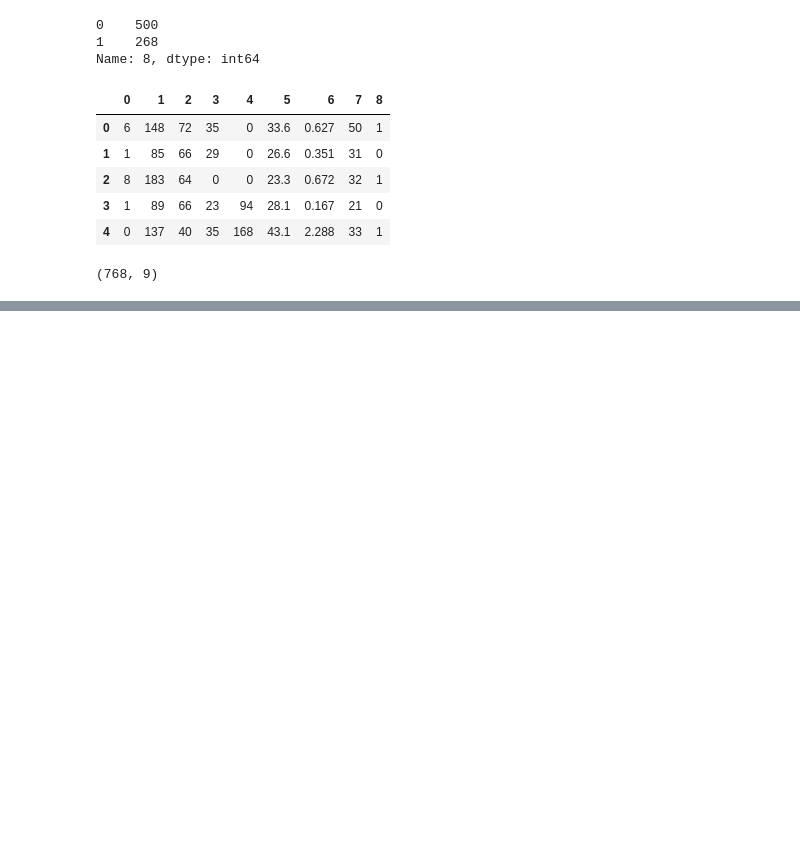
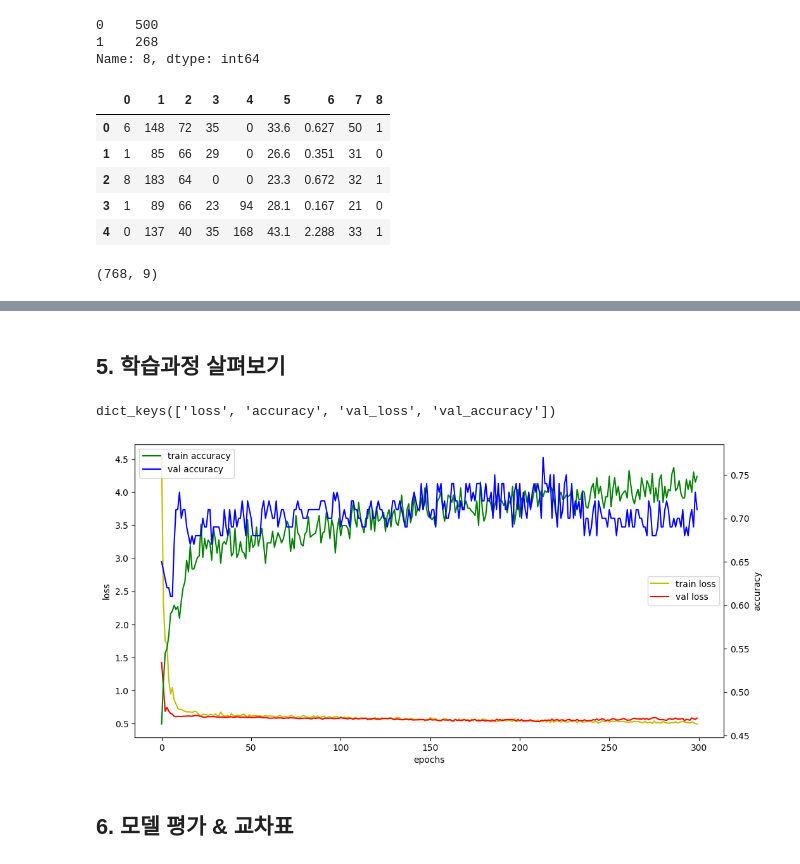
Before and after one commit to hzj04473/ai_x, a Jupyter notebook: source/05_DeepLearning/06_피마인디언_당뇨병발병예측(로지스틱회귀분석=이진분류,분류분석).ipynb, the cells around one changed output, grey strips where cells are left out. Cells and saved outputs as stored; diff of their text form; code cells hidden in the pictures; blank space fills up the shorter version.

```diff
--- a/source/05_DeepLearning/06_피마인디언_당뇨병발병예측(로지스틱회귀분석=이진분류,분류분석).ipynb
+++ b/source/05_DeepLearning/06_피마인디언_당뇨병발병예측(로지스틱회귀분석=이진분류,분류분석).ipynb
@@ -88,0 +306,3 @@ X_train.shape, y_train.shape, X_test.shape, y_test.shape
+# %%
+dataset = np.loadtxt('./data/pima-indians-diabetes.csv', delimiter=',')
+dataset.shape
@@ -88,0 +325,11 @@ X_train.shape, y_train.shape, X_test.shape, y_test.shape
+# %%
+# 타켓변수의 원핫인코딩 (분류분석)
+
+# print(y_train[:5])
+# print(utils.to_categorical(y_train[:5]))
+
+Y_train = utils.to_categorical(y_train)
+Y_val = utils.to_categorical(y_val)
+Y_test = utils.to_categorical(y_test)
+
+y_train.shape, Y_train.shape, Y_val.shape, Y_test.shape
@@ -88,0 +379,4 @@ X_train.shape, y_train.shape, X_test.shape, y_test.shape
+# %%
+model.compile(loss="categorical_crossentropy",
+              optimizer="nadam",
+              metrics=["accuracy"])
@@ -88,0 +385,6 @@ X_train.shape, y_train.shape, X_test.shape, y_test.shape
+# %%
+hist = model.fit(X_train, Y_train,
+                epochs=300,
+                validation_data=(X_val, Y_val),
+                verbose=1
+                )
@@ -88,0 +409,32 @@ X_train.shape, y_train.shape, X_test.shape, y_test.shape
+# %% [markdown]
+## 5. 학습과정 살펴보기
+# %%
+hist.history
+hist.history.keys()
+# %% [output]
+dict_keys(['loss', 'accuracy', 'val_loss', 'val_accuracy'])
+# %%
+# 학습과정 표시 (학습데이터에 대한 'loss', 'accuracy')
+
+# 'loss', 'accuracy'
+fig, loss_ax = plt.subplots(figsize=(12,6))
+loss_ax.plot(hist.history['loss'],'y', label='train loss')
+loss_ax.plot(hist.history['val_loss'],'r', label='val loss')
+
+
+
+acc_ax = loss_ax.twinx() # loss_ax와 x축을 공유하는 acc_ax
+acc_ax.plot(hist.history['accuracy'],'g', label='train accuracy')
+acc_ax.plot(hist.history['val_accuracy'],'b', label='val accuracy')
+
+loss_ax.set_xlabel('epochs')
+loss_ax.set_ylabel('loss')
+acc_ax.set_ylabel('accuracy')
+
+loss_ax.legend(loc='center right')
+acc_ax.legend()
+plt.show()
+# %% [output]
+[figure, added]
+# %% [markdown]
+## 6. 모델 평가 & 교차표
```
Also changed, not shown: parts of 45 cells of this notebook, 5 other files.
